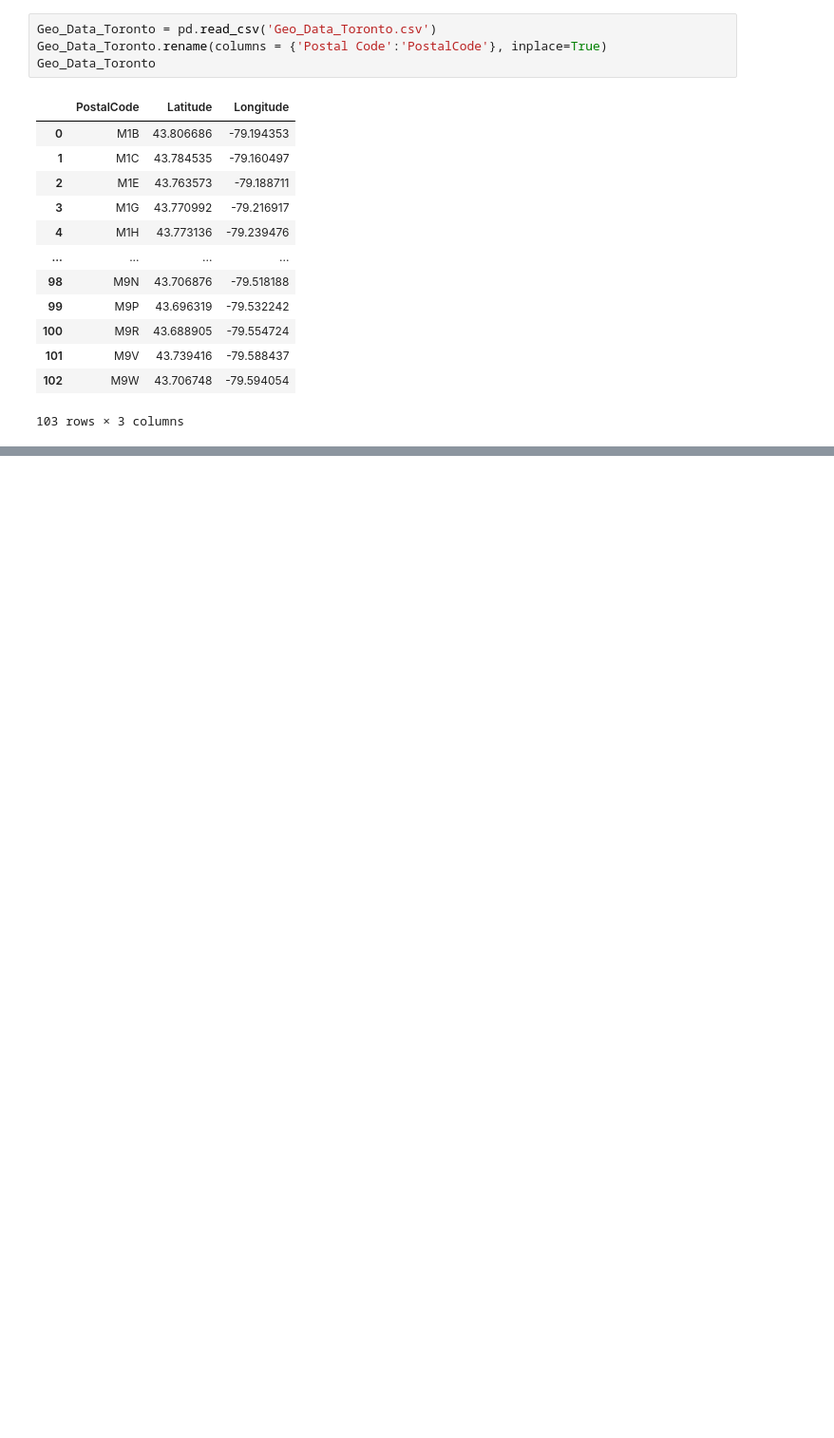
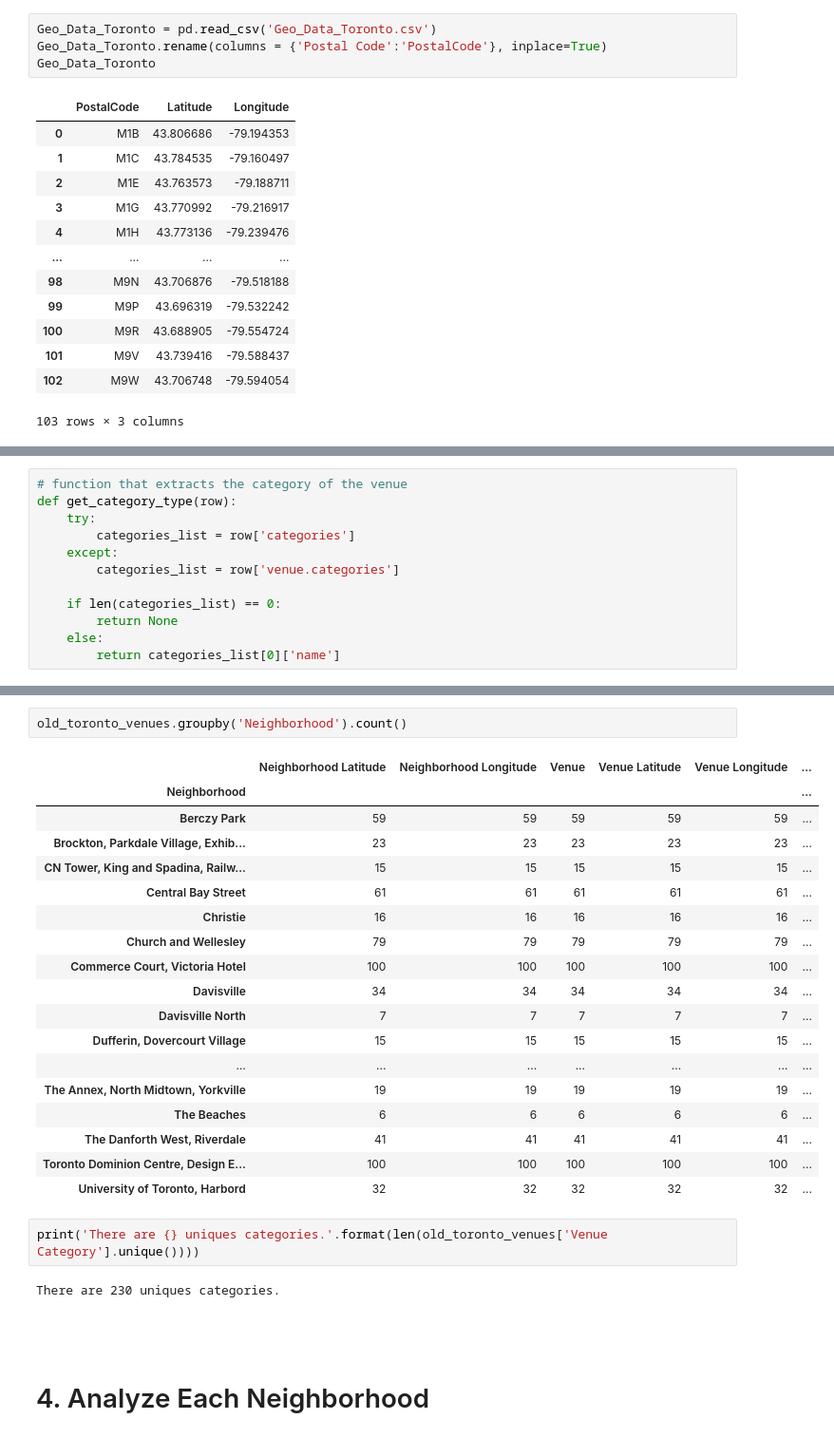
Before and after one commit to helios900/Coursera_Capstone, a Jupyter notebook: Toronto_Neighborhoods.ipynb, the cells around one changed output, grey strips where cells are left out. Shown at 95% size. Cells and saved outputs as stored; diff of their text form; blank space fills up the shorter version.

```diff
--- a/Toronto_Neighborhoods.ipynb
+++ b/Toronto_Neighborhoods.ipynb
@@ -288,0 +499,12 @@ Toronto_PostalCode_Loc.shape
+# %%
+# function that extracts the category of the venue
+def get_category_type(row):
+    try:
+        categories_list = row['categories']
+    except:
+        categories_list = row['venue.categories']
+
+    if len(categories_list) == 0:
+        return None
+    else:
+        return categories_list[0]['name']
@@ -288,0 +624,29 @@ Toronto_PostalCode_Loc.shape
+# %%
+old_toronto_venues.groupby('Neighborhood').count()
+# %% [output]
+|  | Neighborhood Latitude | Neighborhood Longitude | Venue | Venue Latitude | Venue Longitude | ... |
+| Neighborhood |  |  |  |  |  | ... |
+| Berczy Park | 59 | 59 | 59 | 59 | 59 | ... |
+| Brockton, Parkdale Village, Exhib... | 23 | 23 | 23 | 23 | 23 | ... |
+| CN Tower, King and Spadina, Railw... | 15 | 15 | 15 | 15 | 15 | ... |
+| Central Bay Street | 61 | 61 | 61 | 61 | 61 | ... |
+| Christie | 16 | 16 | 16 | 16 | 16 | ... |
+| Church and Wellesley | 79 | 79 | 79 | 79 | 79 | ... |
+| Commerce Court, Victoria Hotel | 100 | 100 | 100 | 100 | 100 | ... |
+| Davisville | 34 | 34 | 34 | 34 | 34 | ... |
+| Davisville North | 7 | 7 | 7 | 7 | 7 | ... |
+| Dufferin, Dovercourt Village | 15 | 15 | 15 | 15 | 15 | ... |
+| ... | ... | ... | ... | ... | ... | ... |
+| The Annex, North Midtown, Yorkville | 19 | 19 | 19 | 19 | 19 | ... |
+| The Beaches | 6 | 6 | 6 | 6 | 6 | ... |
+| The Danforth West, Riverdale | 41 | 41 | 41 | 41 | 41 | ... |
+| Toronto Dominion Centre, Design E... | 100 | 100 | 100 | 100 | 100 | ... |
+| University of Toronto, Harbord | 32 | 32 | 32 | 32 | 32 | ... |
+# %%
+print('There are {} uniques categories.'.format(len(old_toronto_venues['Venue Category'].unique())))
+# %% [output]
+There are 230 uniques categories.
+# %% [markdown]
+#
+# %% [markdown]
+# 4. Analyze Each Neighborhood
```
Also changed, not shown: parts of 84 cells of this notebook.
